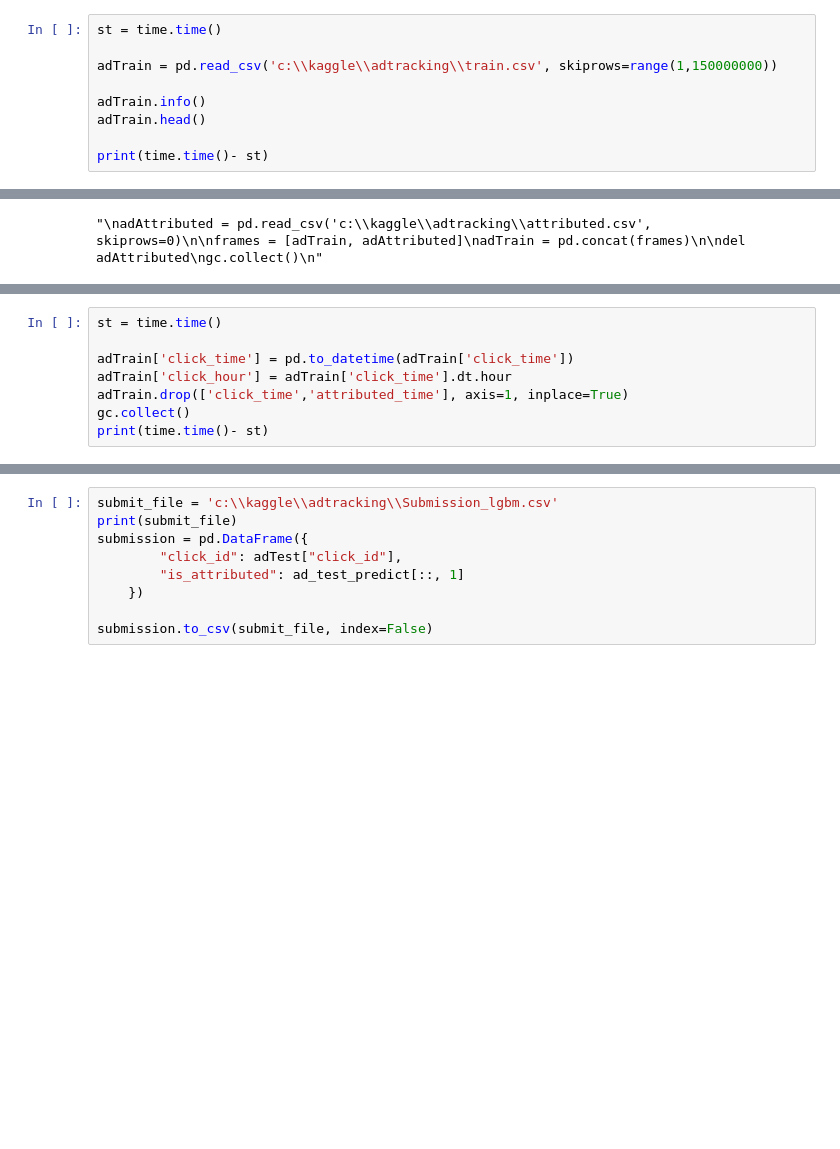
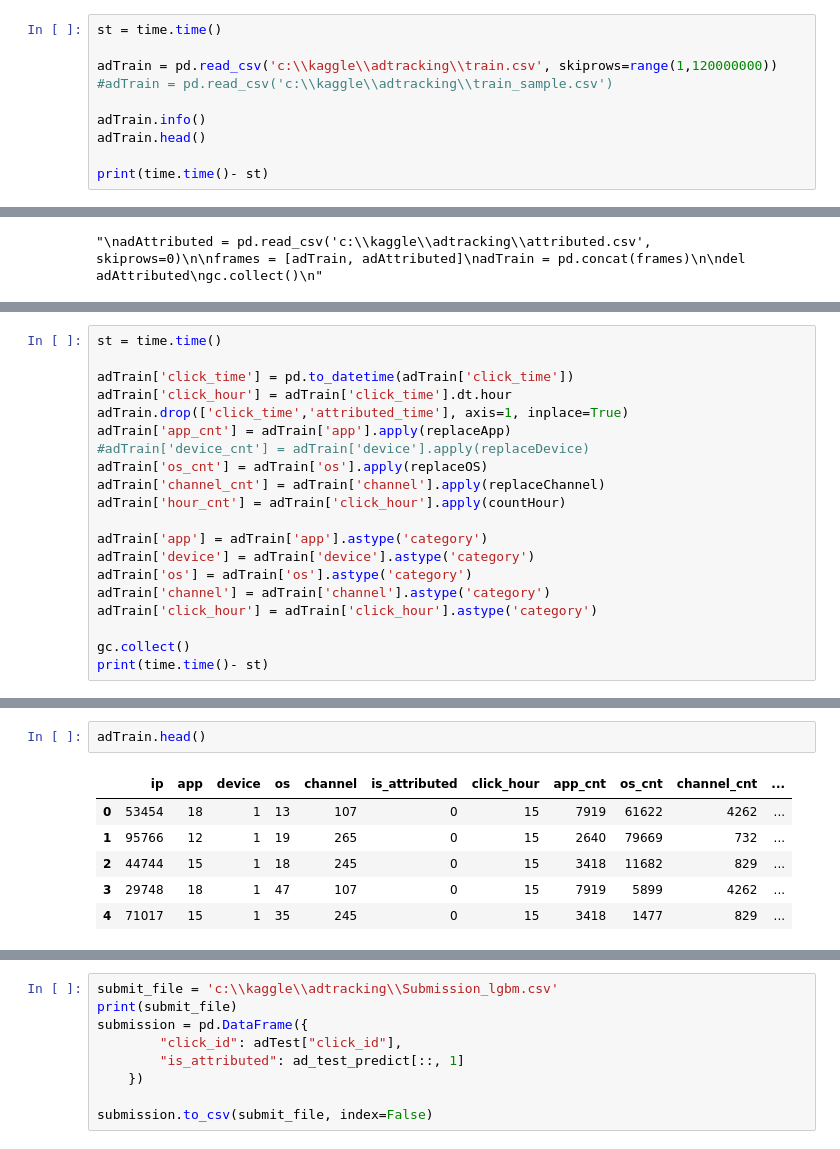
Before and after one commit to richardcysun/Machine-Learning, a Jupyter notebook: Kaggle/AdTracking/AdTracking_LGBM.ipynb, the cells around one changed output, grey strips where cells are left out. Saved outputs shown, nothing was run; the diff lists cells and outputs as text; blank space fills up the shorter version.

```diff
--- a/Kaggle/AdTracking/AdTracking_LGBM.ipynb
+++ b/Kaggle/AdTracking/AdTracking_LGBM.ipynb
@@ -9,7 +9,8 @@ import time
 # %%
 st = time.time()
 
-adTrain = pd.read_csv('c:\\kaggle\\adtracking\\train.csv', skiprows=range(1,150000000))
+adTrain = pd.read_csv('c:\\kaggle\\adtracking\\train.csv', skiprows=range(1,120000000))
+#adTrain = pd.read_csv('c:\\kaggle\\adtracking\\train_sample.csv')
 
 adTrain.info()
 adTrain.head()
@@ -48,6 +104,18 @@ st = time.time()
 adTrain['click_time'] = pd.to_datetime(adTrain['click_time'])
 adTrain['click_hour'] = adTrain['click_time'].dt.hour
 adTrain.drop(['click_time','attributed_time'], axis=1, inplace=True)
+adTrain['app_cnt'] = adTrain['app'].apply(replaceApp)
+#adTrain['device_cnt'] = adTrain['device'].apply(replaceDevice)
+adTrain['os_cnt'] = adTrain['os'].apply(replaceOS)
+adTrain['channel_cnt'] = adTrain['channel'].apply(replaceChannel)
+adTrain['hour_cnt'] = adTrain['click_hour'].apply(countHour)
+
+adTrain['app'] = adTrain['app'].astype('category')
+adTrain['device'] = adTrain['device'].astype('category')
+adTrain['os'] = adTrain['os'].astype('category')
+adTrain['channel'] = adTrain['channel'].astype('category')
+adTrain['click_hour'] = adTrain['click_hour'].astype('category')
+
 gc.collect()
 print(time.time()- st)
 # %% [output]
@@ -55,3 +142,12 @@ print(time.time()- st)
+# %%
+adTrain.head()
+# %% [output]
+|  | ip | app | device | os | channel | is_attributed | click_hour | app_cnt | os_cnt | channel_cnt | ... |
+| 0 | 53454 | 18 | 1 | 13 | 107 | 0 | 15 | 7919 | 61622 | 4262 | ... |
+| 1 | 95766 | 12 | 1 | 19 | 265 | 0 | 15 | 2640 | 79669 | 732 | ... |
+| 2 | 44744 | 15 | 1 | 18 | 245 | 0 | 15 | 3418 | 11682 | 829 | ... |
+| 3 | 29748 | 18 | 1 | 47 | 107 | 0 | 15 | 7919 | 5899 | 4262 | ... |
+| 4 | 71017 | 15 | 1 | 35 | 245 | 0 | 15 | 3418 | 1477 | 829 | ... |
 # %%
 import lightgbm as lgb
 
```
Also changed, not shown: parts of 11 cells of this notebook, 1 other file.
